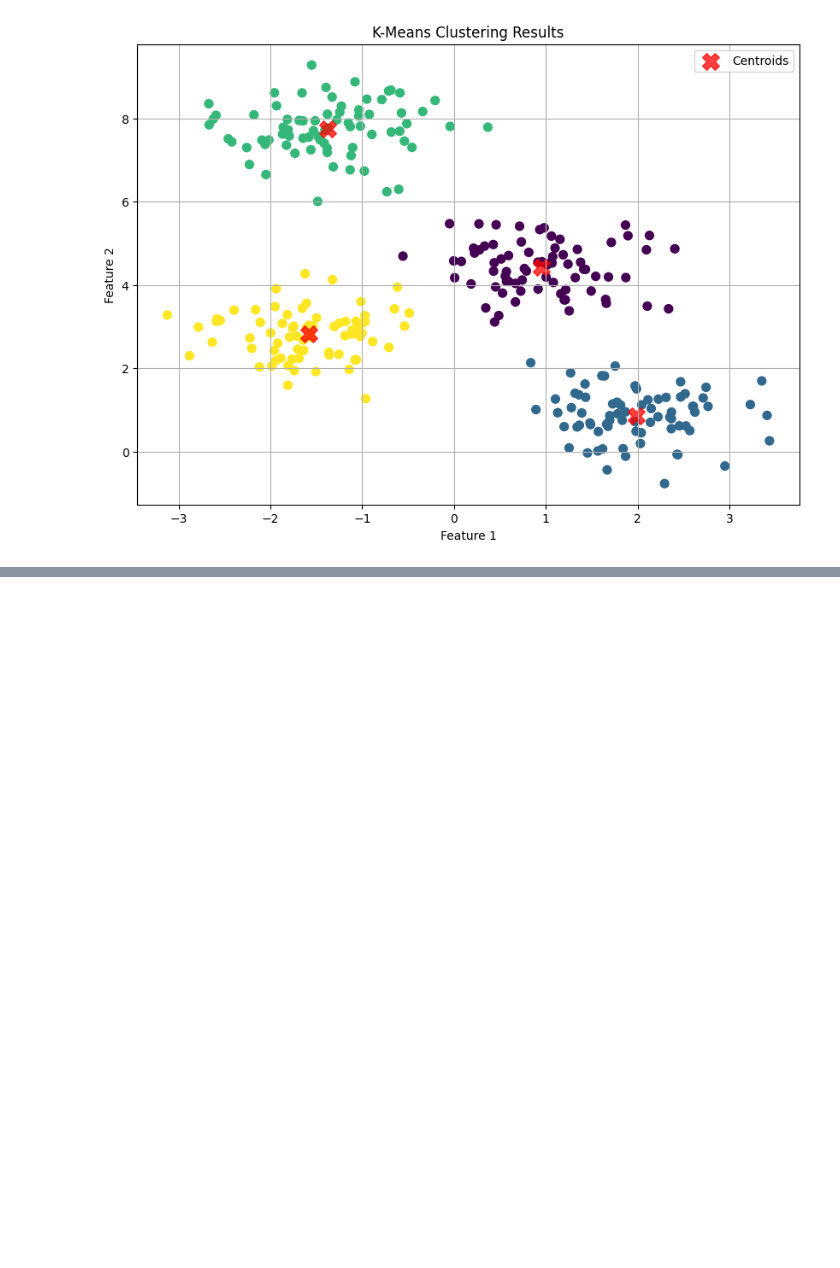
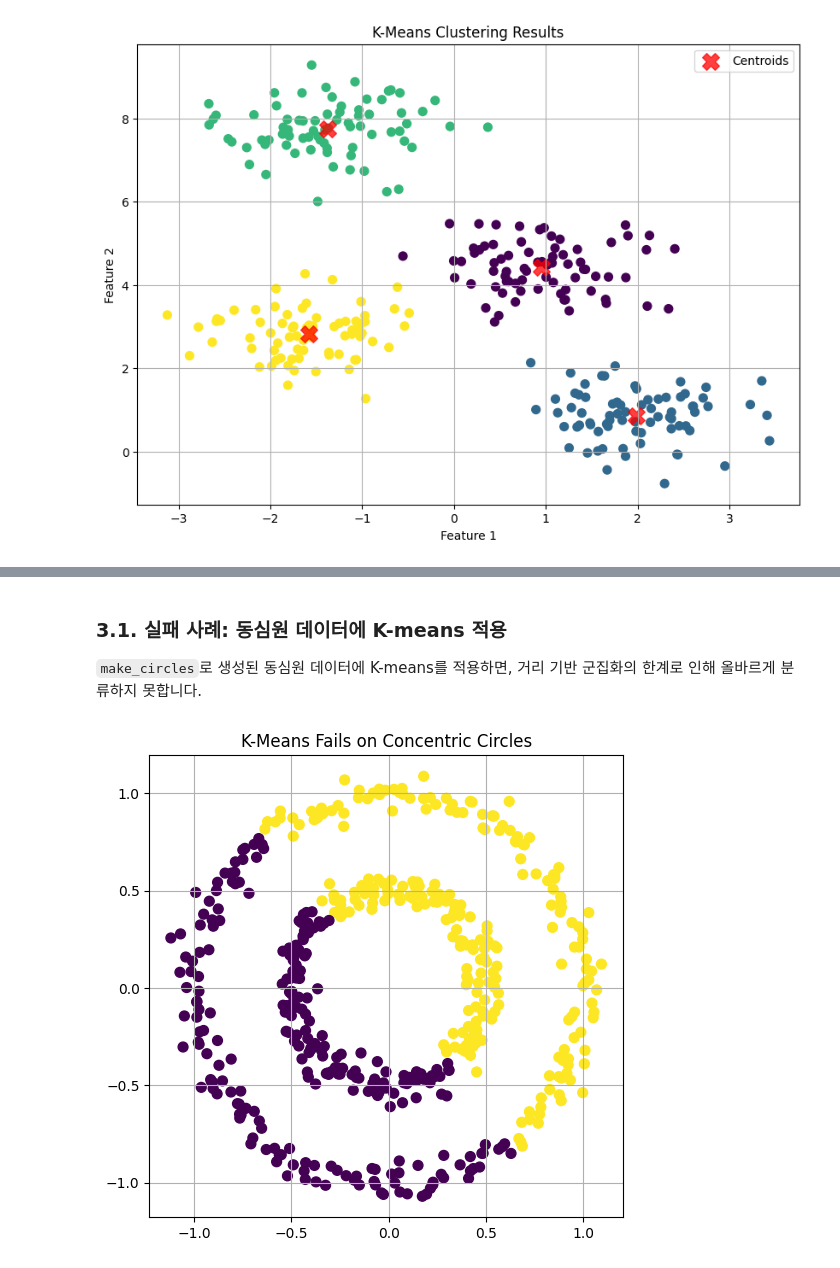
Before and after one commit to jonggul2/linear-algebra-practice, a Jupyter notebook: k-means_clustering.ipynb, the cells around one changed output, grey strips where cells are left out. Drawn from its saved outputs; the diff is of its cells as text; code cells hidden in the pictures; blank space fills up the shorter version.

```diff
--- a/k-means_clustering.ipynb
+++ b/k-means_clustering.ipynb
@@ -162,0 +135,21 @@ plt.show()
+# %% [markdown]
+### 3.1. 실패 사례: 동심원 데이터에 K-means 적용
+`make_circles`로 생성된 동심원 데이터에 K-means를 적용하면, 거리 기반 군집화의 한계로 인해 올바르게 분류하지 못합니다.
+# %%
+# 동심원 데이터 생성
+# 실습: n_samples, centers, cluster_std 값을 바꿔보며 데이터 분포가 어떻게 변하는지 확인해보세요.
+X_circles, y_circles = make_circles(n_samples=500, factor=0.5, noise=0.05, random_state=0)
+
+# 1. 원본 데이터에 K-means 적용 (실패 사례)
+kmeans_fail = KMeans(n_clusters=2, init='k-means++', n_init=1, random_state=0)
+y_kmeans_fail = kmeans_fail.fit_predict(X_circles)
+
+plt.figure(figsize=(8, 6))
+plt.scatter(X_circles[:, 0], X_circles[:, 1], c=y_kmeans_fail, s=50, cmap='viridis')
+plt.title('K-Means Fails on Concentric Circles')
+# 가로, 세로 비율을 동일하게 설정하여 원이 제대로 보이게 합니다.
+plt.gca().set_aspect('equal', adjustable='box')
+plt.grid()
+plt.show()
+# %% [output]
+[figure, added]
```
Also changed, not shown: parts of 28 cells of this notebook, 7 other files.
